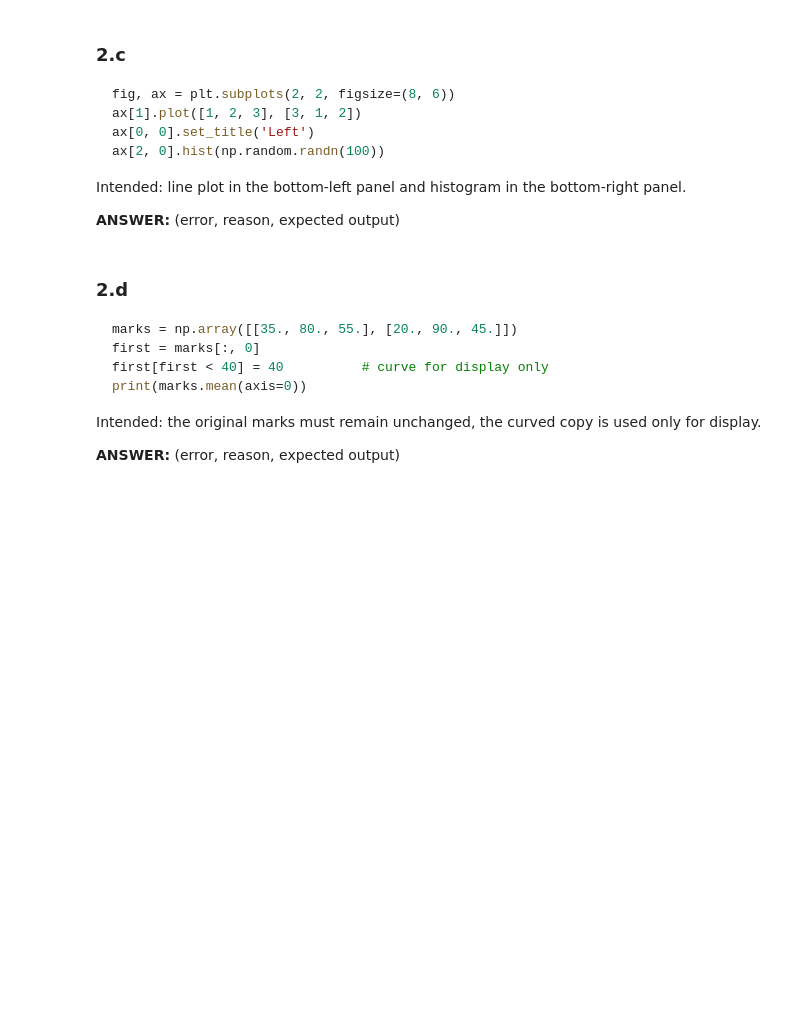
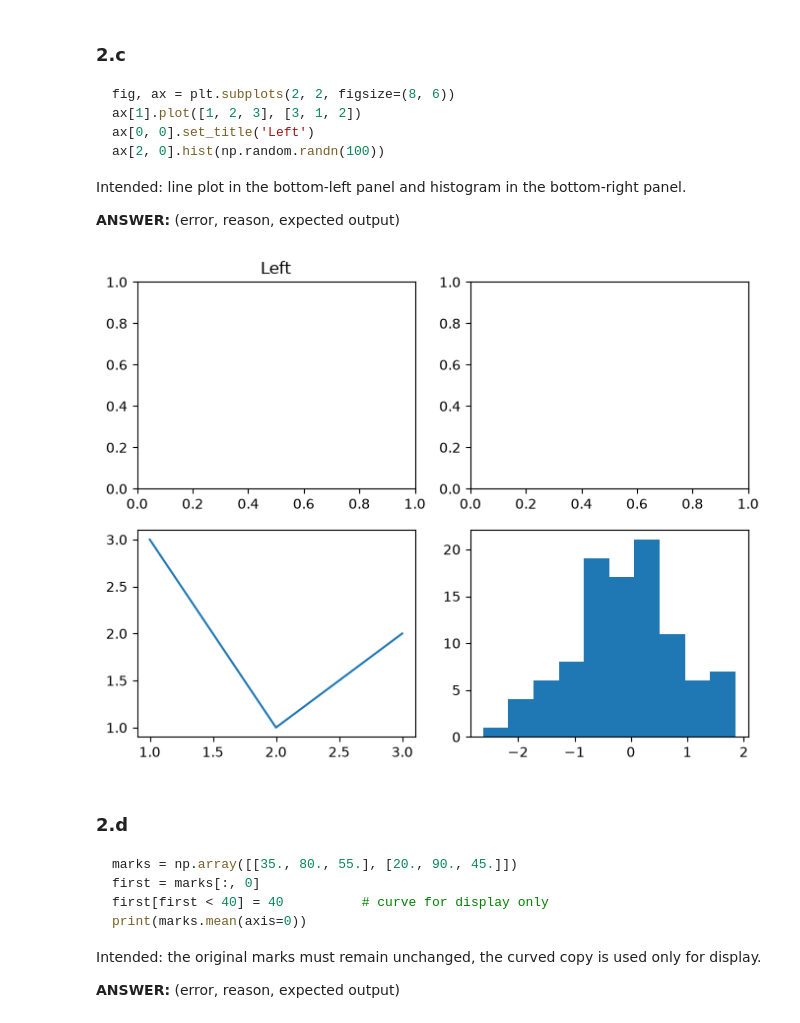
Before and after one commit to Zoya-waheed/PAI-A3-25F-0014, a Jupyter notebook: Assignment3_Programming_for_AI.ipynb, the cells around one changed output. Saved outputs shown, nothing was run; the diff lists cells and outputs as text; code cells hidden in the pictures; blank space fills up the shorter version.

````diff
--- a/Assignment3_Programming_for_AI.ipynb
+++ b/Assignment3_Programming_for_AI.ipynb
@@ -171,3 +191,19 @@ Intended: line plot in the bottom-left panel and histogram in the bottom-right p
+# %%
+# attribute error appears because plt.subplots(2,2) returns ax as a 2D array of shape (2,2) so ax[1] gives the whole second row
+# which is an array of 2 panels and not a single panel, and we need a single panel to plot this graph and a single panel needs
+# both the row and the column index like ax[row, col]
+# the second error is an index error because ax[2,0] asks for row 2 but the rows are numbered 0 and 1 only
+# the bottom left panel is ax[1,0] and the bottom right panel is ax[1,1] so the plot and the hist must be drawn there
+
+# YOUR CODE HERE (corrected version)
+
+fig, ax = plt.subplots(2, 2, figsize=(8, 6))
+ax[1, 0].plot([1, 2, 3], [3, 1, 2])
+ax[0, 0].set_title('Left')
+ax[1, 1].hist(np.random.randn(100))
+plt.show()
+# %% [output]
+[figure, added]
 # %% [markdown]
 ### 2.d
 ```python
````
Also changed, not shown: parts of 9 cells of this notebook.
